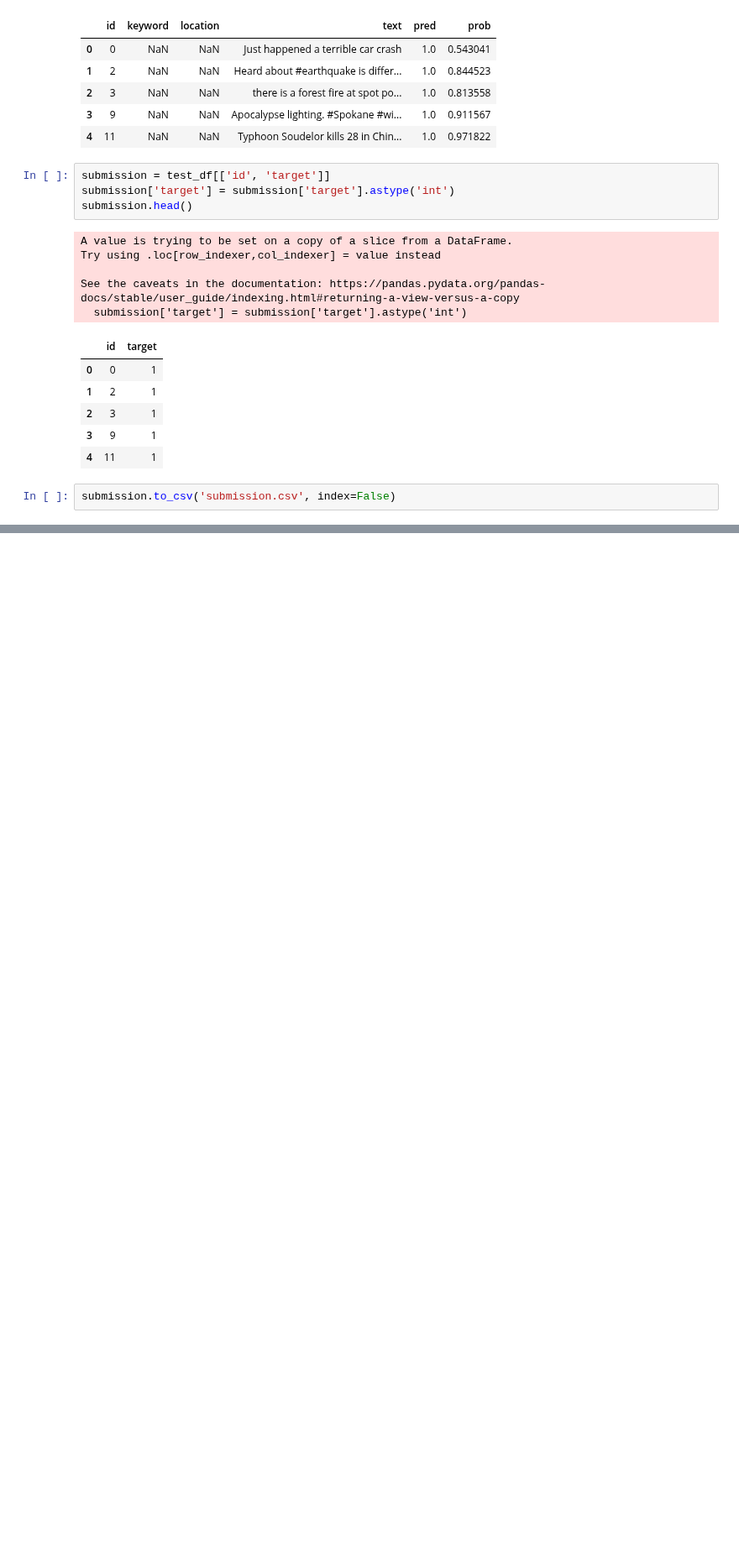
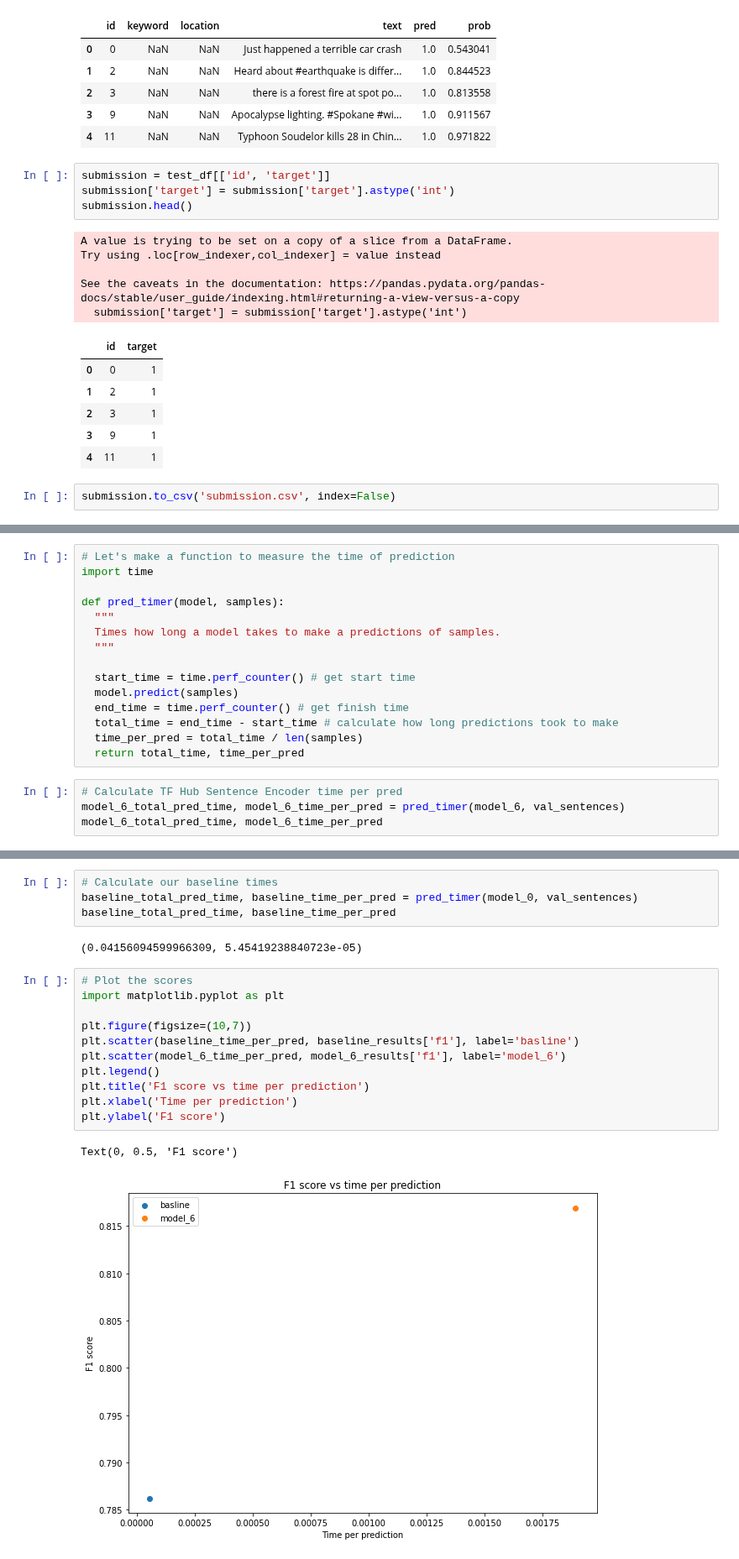
Before and after one commit to pawelkiszczak/tensorflow, a Jupyter notebook: colab_notebooks/08_introduction_to_nlp_in_tensorflow.ipynb, the cells around one changed output, grey strips where cells are left out. Shown at 84% size. Cells and saved outputs as stored; diff of their text form; blank space fills up the shorter version.

```diff
--- a/colab_notebooks/08_introduction_to_nlp_in_tensorflow.ipynb
+++ b/colab_notebooks/08_introduction_to_nlp_in_tensorflow.ipynb
@@ -1718,0 +1737,19 @@ submission.to_csv('submission.csv', index=False)
+# %%
+# Let's make a function to measure the time of prediction
+import time
+
+def pred_timer(model, samples):
+  """
+  Times how long a model takes to make a predictions of samples.
+  """
+
+  start_time = time.perf_counter() # get start time
+  model.predict(samples)
+  end_time = time.perf_counter() # get finish time
+  total_time = end_time - start_time # calculate how long predictions took to make
+  time_per_pred = total_time / len(samples)
+  return total_time, time_per_pred
+# %%
+# Calculate TF Hub Sentence Encoder time per pred
+model_6_total_pred_time, model_6_time_per_pred = pred_timer(model_6, val_sentences)
+model_6_total_pred_time, model_6_time_per_pred
@@ -1718,0 +1759,20 @@ submission.to_csv('submission.csv', index=False)
+# %%
+# Calculate our baseline times
+baseline_total_pred_time, baseline_time_per_pred = pred_timer(model_0, val_sentences)
+baseline_total_pred_time, baseline_time_per_pred
+# %% [output]
+(0.04156094599966309, 5.45419238840723e-05)
+# %%
+# Plot the scores
+import matplotlib.pyplot as plt
+
+plt.figure(figsize=(10,7))
+plt.scatter(baseline_time_per_pred, baseline_results['f1'], label='basline')
+plt.scatter(model_6_time_per_pred, model_6_results['f1'], label='model_6')
+plt.legend()
+plt.title('F1 score vs time per prediction')
+plt.xlabel('Time per prediction')
+plt.ylabel('F1 score')
+# %% [output]
+Text(0, 0.5, 'F1 score')
+[figure, added]
```
Also changed, not shown: parts of 5 cells of this notebook.
